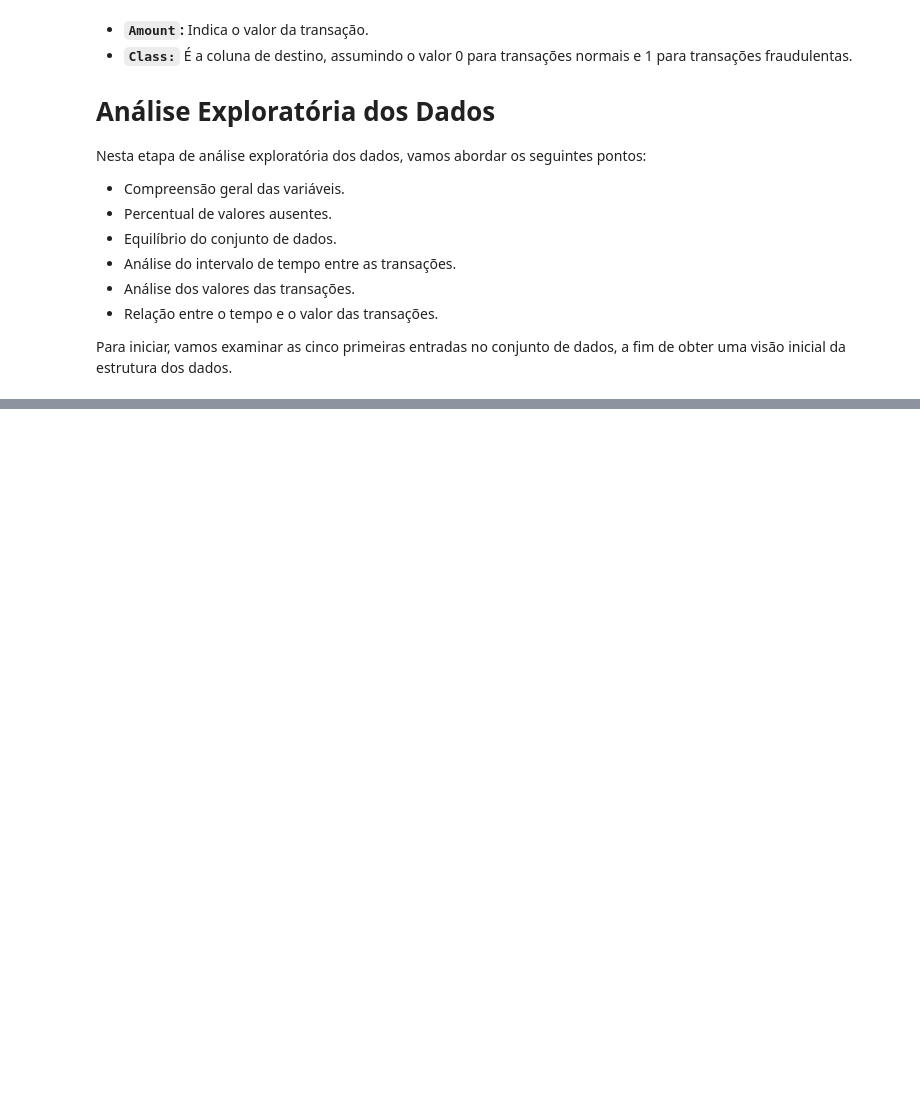
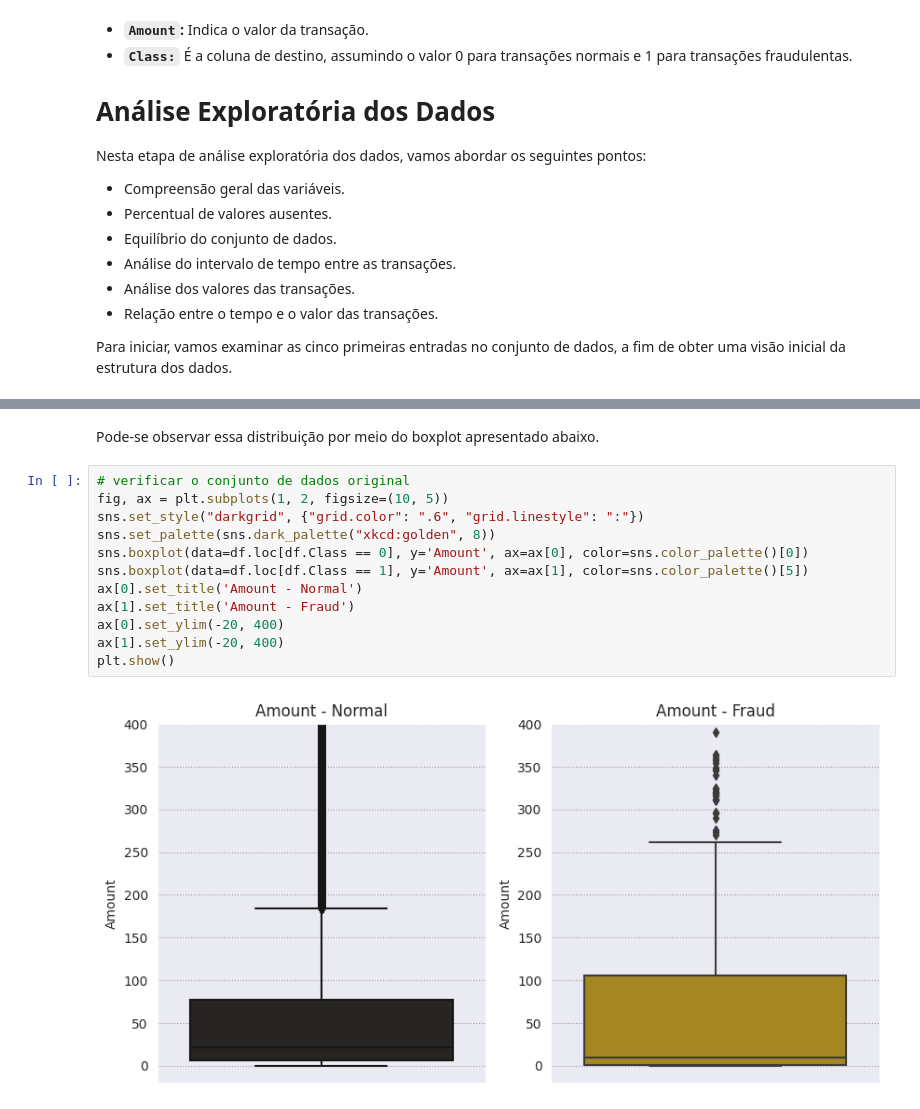
Before and after one commit to SarahFeanor/Portfolio-DataScience, a Jupyter notebook: Detecção_de_fraude.ipynb, the cells around one changed output, grey strips where cells are left out. Saved outputs shown, nothing was run; the diff lists cells and outputs as text; blank space fills up the shorter version.

```diff
--- a/Detecção_de_fraude.ipynb
+++ b/Detecção_de_fraude.ipynb
@@ -85,0 +305,16 @@ Para iniciar, vamos examinar as cinco primeiras entradas no conjunto de dados, a
+# %% [markdown]
+Pode-se observar essa distribuição por meio do boxplot apresentado abaixo.
+# %%
+# verificar o conjunto de dados original
+fig, ax = plt.subplots(1, 2, figsize=(10, 5))
+sns.set_style("darkgrid", {"grid.color": ".6", "grid.linestyle": ":"})
+sns.set_palette(sns.dark_palette("xkcd:golden", 8))
+sns.boxplot(data=df.loc[df.Class == 0], y='Amount', ax=ax[0], color=sns.color_palette()[0])
+sns.boxplot(data=df.loc[df.Class == 1], y='Amount', ax=ax[1], color=sns.color_palette()[5])
+ax[0].set_title('Amount - Normal')
+ax[1].set_title('Amount - Fraud')
+ax[0].set_ylim(-20, 400)
+ax[1].set_ylim(-20, 400)
+plt.show()
+# %% [output]
+[figure, added]
```
Also changed, not shown: parts of 84 cells of this notebook.
